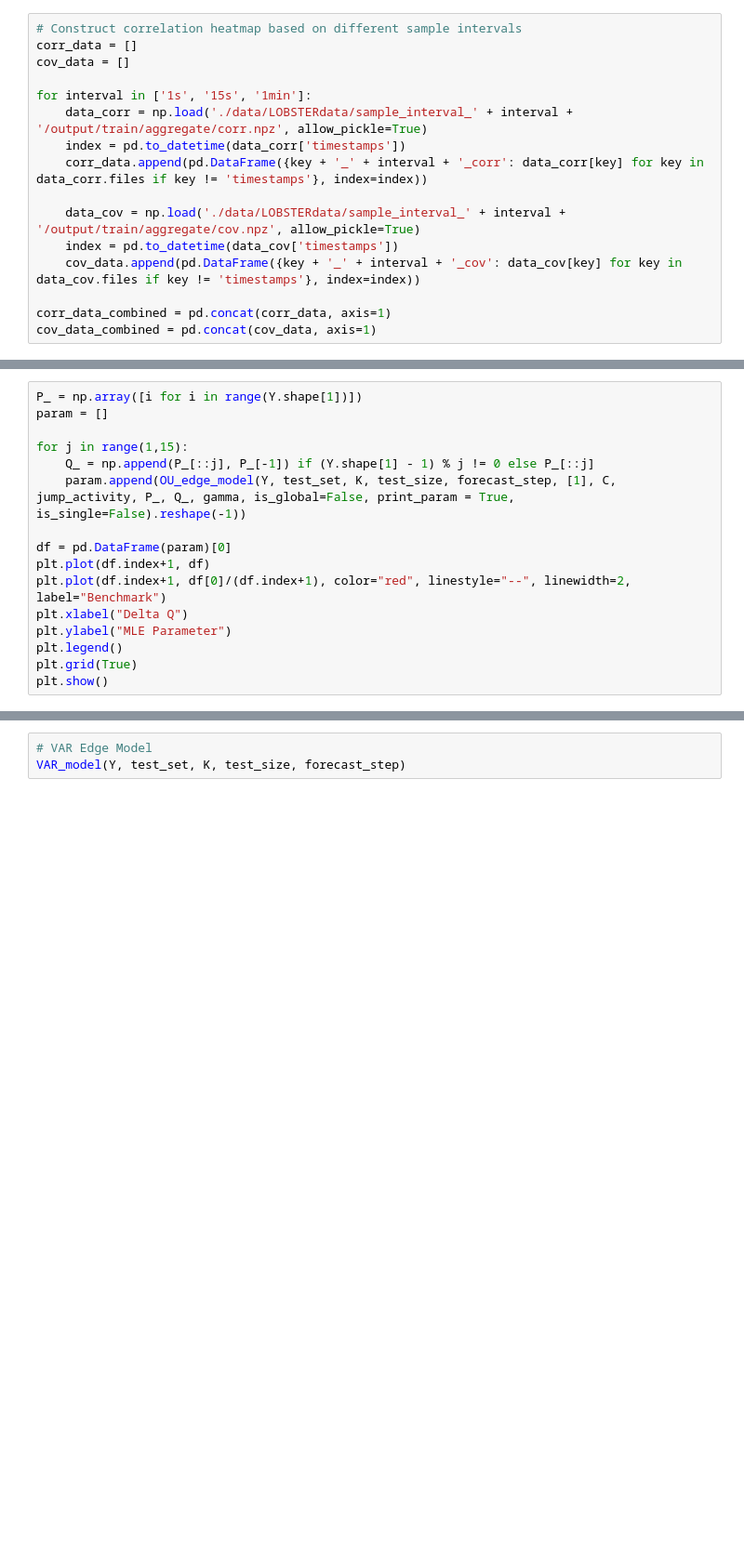
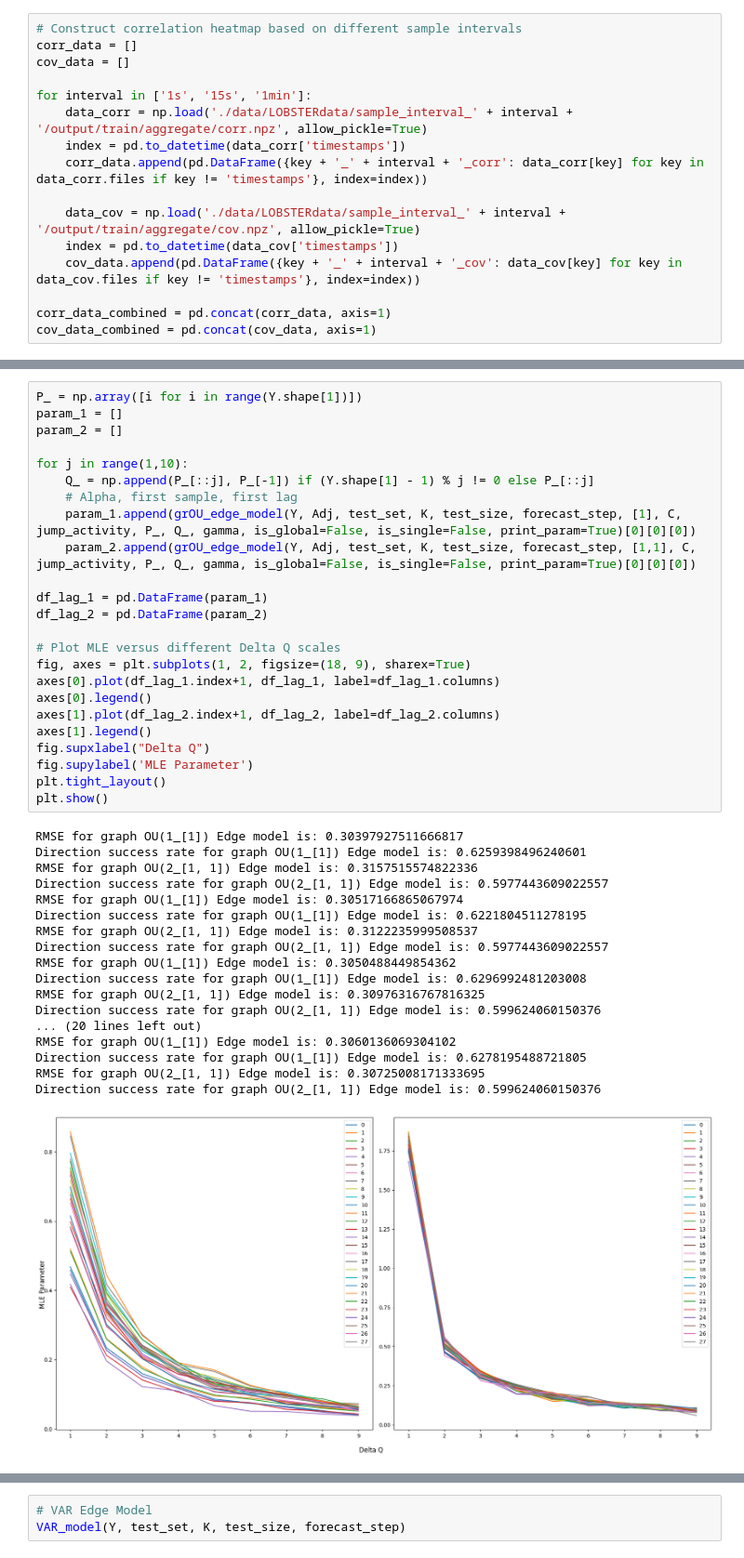
Before and after one commit to jiamingchen13/GraphOUEdge, a Jupyter notebook: Untitled.ipynb, the cells around one changed output, grey strips where cells are left out. Shown at 93% size. Cells and saved outputs as stored; diff of their text form; blank space fills up the shorter version.

```diff
--- a/Untitled.ipynb
+++ b/Untitled.ipynb
@@ -135,18 +172,45 @@ test_set = sliding_window_view(test_Y, (K, forecast_step))[0]
 test_size = test_set.shape[0]
 # %%
 P_ = np.array([i for i in range(Y.shape[1])])
-param = []
+param_1 = []
+param_2 = []
 
-for j in range(1,15):
+for j in range(1,10):
     Q_ = np.append(P_[::j], P_[-1]) if (Y.shape[1] - 1) % j != 0 else P_[::j]
-    param.append(OU_edge_model(Y, test_set, K, test_size, forecast_step, [1], C, jump_activity, P_, Q_, gamma, is_global=False, print_param = True, is_single=False).reshape(-1))
+    # Alpha, first sample, first lag
+    param_1.append(grOU_edge_model(Y, Adj, test_set, K, test_size, forecast_step, [1], C, jump_activity, P_, Q_, gamma, is_global=False, is_single=False, print_param=True)[0][0][0])
+    param_2.append(grOU_edge_model(Y, Adj, test_set, K, test_size, forecast_step, [1,1], C, jump_activity, P_, Q_, gamma, is_global=False, is_single=False, print_param=True)[0][0][0])
 
-df = pd.DataFrame(param)[0]
-plt.plot(df.index+1, df)
-plt.plot(df.index+1, df[0]/(df.index+1), color="red", linestyle="--", linewidth=2, label="Benchmark")
-plt.xlabel("Delta Q")
-plt.ylabel("MLE Parameter")
-plt.legend()
-plt.grid(True)
+df_lag_1 = pd.DataFrame(param_1)
+df_lag_2 = pd.DataFrame(param_2)
+
+# Plot MLE versus different Delta Q scales
+fig, axes = plt.subplots(1, 2, figsize=(18, 9), sharex=True)
+axes[0].plot(df_lag_1.index+1, df_lag_1, label=df_lag_1.columns)
+axes[0].legend()
+axes[1].plot(df_lag_2.index+1, df_lag_2, label=df_lag_2.columns)
+axes[1].legend()
+fig.supxlabel("Delta Q")
+fig.supylabel('MLE Parameter')
+plt.tight_layout()
 plt.show()
+# %% [output]
+RMSE for graph OU(1_[1]) Edge model is: 0.30397927511666817
+Direction success rate for graph OU(1_[1]) Edge model is: 0.6259398496240601
+RMSE for graph OU(2_[1, 1]) Edge model is: 0.3157515574822336
+Direction success rate for graph OU(2_[1, 1]) Edge model is: 0.5977443609022557
+RMSE for graph OU(1_[1]) Edge model is: 0.30517166865067974
+Direction success rate for graph OU(1_[1]) Edge model is: 0.6221804511278195
+RMSE for graph OU(2_[1, 1]) Edge model is: 0.3122235999508537
+Direction success rate for graph OU(2_[1, 1]) Edge model is: 0.5977443609022557
+RMSE for graph OU(1_[1]) Edge model is: 0.3050488449854362
+Direction success rate for graph OU(1_[1]) Edge model is: 0.6296992481203008
+RMSE for graph OU(2_[1, 1]) Edge model is: 0.30976316767816325
+Direction success rate for graph OU(2_[1, 1]) Edge model is: 0.599624060150376
+... (20 lines left out)
+RMSE for graph OU(1_[1]) Edge model is: 0.3060136069304102
+Direction success rate for graph OU(1_[1]) Edge model is: 0.6278195488721805
+RMSE for graph OU(2_[1, 1]) Edge model is: 0.30725008171333695
+Direction success rate for graph OU(2_[1, 1]) Edge model is: 0.599624060150376
+[figure, added]
 # %%
```
Also changed, not shown: parts of 11 cells of this notebook, 2 other files.
